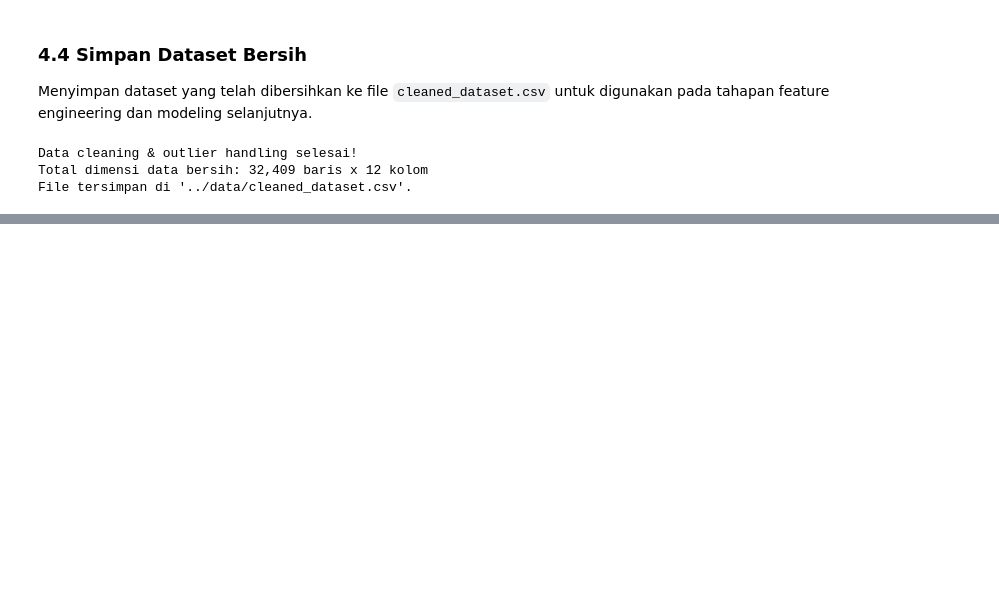
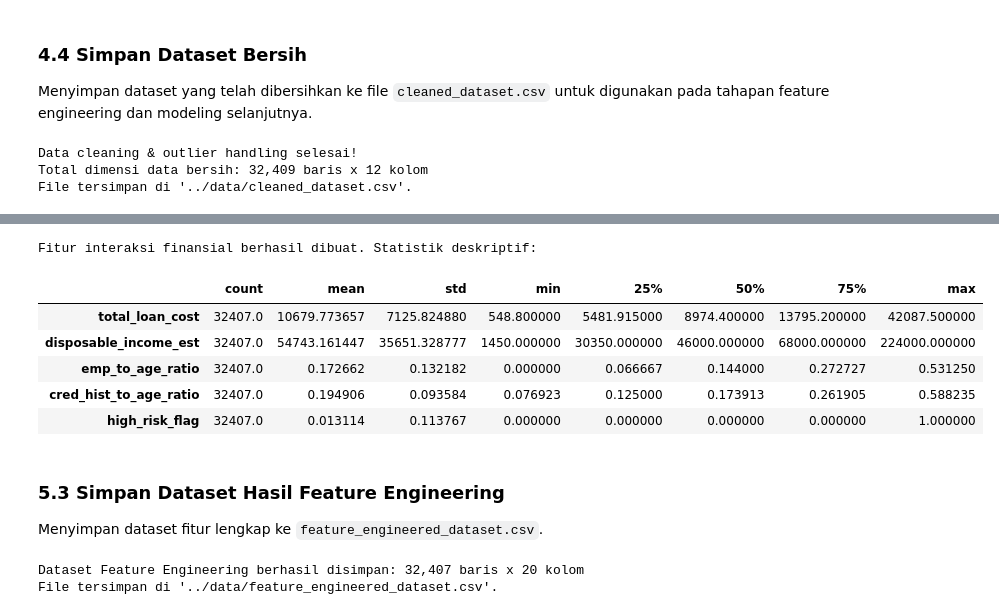
Before and after one commit to difadlyaulhaq/Local-Credit-Risk-Assessment---Explainable-AI--XAI--System, a Jupyter notebook: notebooks/01_eda_and_feature_eng.ipynb, the cells around one changed output, grey strips where cells are left out. Drawn from its saved outputs; the diff is of its cells as text; code cells hidden in the pictures; blank space fills up the shorter version.

Commit message:
feat: add data processing

```diff
--- a/notebooks/01_eda_and_feature_eng.ipynb
+++ b/notebooks/01_eda_and_feature_eng.ipynb
@@ -641,0 +708,41 @@ File tersimpan di '../data/cleaned_dataset.csv'.
+# %%
+# 1. Estimasi Total Beban Pinjaman (Pokok + Suku Bunga)
+df_feat['total_loan_cost'] = df_feat['loan_amnt'] * (1 + df_feat['loan_int_rate'] / 100)
+
+# 2. Estimasi Sisa Pendapatan (Disposable Income Proxy)
+df_feat['disposable_income_est'] = df_feat['person_income'] - df_feat['loan_amnt']
+
+# 3. Rasio Masa Kerja terhadap Usia
+df_feat['emp_to_age_ratio'] = df_feat['person_emp_length'] / df_feat['person_age']
+
+# 4. Rasio Riwayat Kredit terhadap Usia
+df_feat['cred_hist_to_age_ratio'] = df_feat['cb_person_cred_hist_length'] / df_feat['person_age']
+
+# 5. Flag Risiko Tinggi Terkombinasi
+df_feat['high_risk_flag'] = (
+    (df_feat['cb_person_default_on_file'] == 'Y') &
+    (df_feat['loan_percent_income'] > 0.35)
+).astype(int)
+
+print("Fitur interaksi finansial berhasil dibuat. Statistik deskriptif:")
+df_feat[['total_loan_cost', 'disposable_income_est', 'emp_to_age_ratio', 'cred_hist_to_age_ratio', 'high_risk_flag']].describe().T
+# %% [output]
+Fitur interaksi finansial berhasil dibuat. Statistik deskriptif:
+|  | count | mean | std | min | 25% | 50% | 75% | max |
+| total_loan_cost | 32407.0 | 10679.773657 | 7125.824880 | 548.800000 | 5481.915000 | 8974.400000 | 13795.200000 | 42087.500000 |
+| disposable_income_est | 32407.0 | 54743.161447 | 35651.328777 | 1450.000000 | 30350.000000 | 46000.000000 | 68000.000000 | 224000.000000 |
+| emp_to_age_ratio | 32407.0 | 0.172662 | 0.132182 | 0.000000 | 0.066667 | 0.144000 | 0.272727 | 0.531250 |
+| cred_hist_to_age_ratio | 32407.0 | 0.194906 | 0.093584 | 0.076923 | 0.125000 | 0.173913 | 0.261905 | 0.588235 |
+| high_risk_flag | 32407.0 | 0.013114 | 0.113767 | 0.000000 | 0.000000 | 0.000000 | 0.000000 | 1.000000 |
+# %% [markdown]
+### 5.3 Simpan Dataset Hasil Feature Engineering
+
+Menyimpan dataset fitur lengkap ke `feature_engineered_dataset.csv`.
+# %%
+save_feat_path = '../data/feature_engineered_dataset.csv' if os.path.exists('../data') else ('data/feature_engineered_dataset.csv' if os.path.exists('data') else 'feature_engineered_dataset.csv')
+df_feat.to_csv(save_feat_path, index=False)
+print(f"Dataset Feature Engineering berhasil disimpan: {df_feat.shape[0]:,} baris x {df_feat.shape[1]} kolom")
+print(f"File tersimpan di '{save_feat_path}'.")
+# %% [output]
+Dataset Feature Engineering berhasil disimpan: 32,407 baris x 20 kolom
+File tersimpan di '../data/feature_engineered_dataset.csv'.
```
Also changed, not shown: parts of 8 cells of this notebook, 2 other files.
